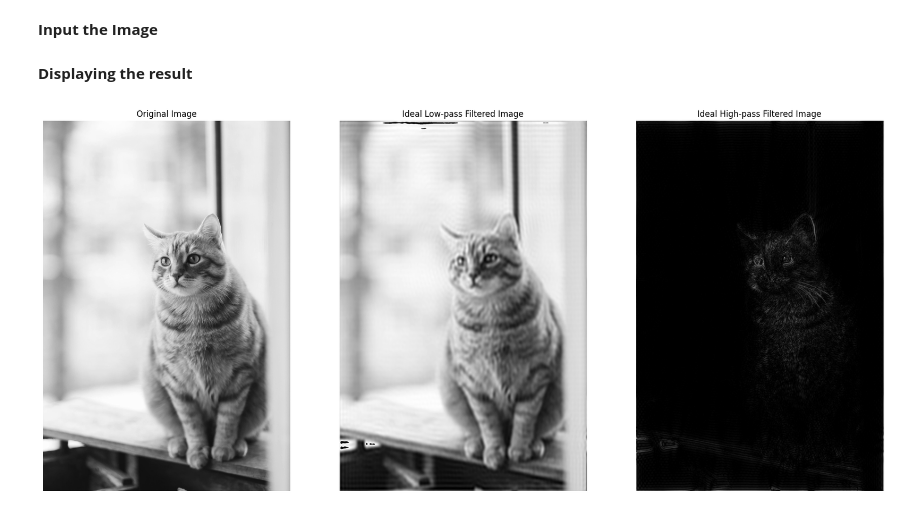
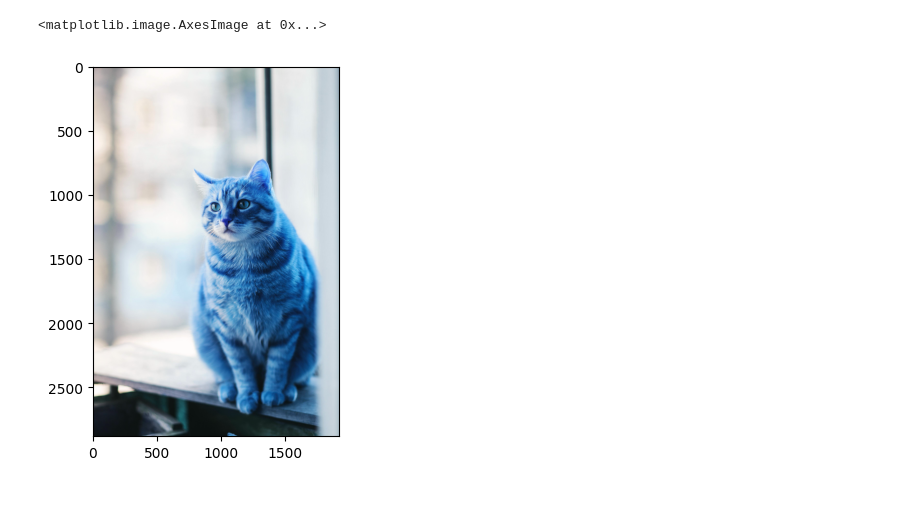
Before and after one commit to issacridhin/LabWorks, a Jupyter notebook: 2348546_Lab5_CV.ipynb, the cells around one changed output. Saved outputs shown, nothing was run; the diff lists cells and outputs as text; code cells hidden in the pictures.

```diff
--- a/2348546_Lab5_CV.ipynb
+++ b/2348546_Lab5_CV.ipynb
@@ -63,2 +7,0 @@ def ideal_high_pass_filter(image, cutoff_frequency):
-# %% [markdown]
-**Input the Image**
@@ -74,24 +8,8 @@ high_pass_filtered = ideal_high_pass_filter(image, 70)
-# %% [markdown]
-**Displaying the result**
-# %%
-# Display the original and filtered images using matplotlib
-plt.figure(figsize=(22, 10))
-
-plt.subplot(1, 3, 1)
-plt.imshow(image, cmap='gray')
-plt.title('Original Image')
-plt.axis('off')
-
-plt.subplot(1, 3, 2)
-plt.imshow(low_pass_filtered.astype(np.uint8), cmap='gray')
-plt.title('Ideal Low-pass Filtered Image')
-plt.axis('off')
-
-plt.subplot(1, 3, 3)
-plt.imshow(high_pass_filtered.astype(np.uint8), cmap='gray')
-plt.title('Ideal High-pass Filtered Image')
-plt.axis('off')
-
-plt.show()
-# %% [output]
-[figure, removed]
+# %%
+src = cv.imread('/content/pexels-evg-kowalievska-1170986.jpg')
+# %%
+img = cv.cvtColor(src, cv.COLOR_BGR2RGB)
+plt.imshow(src)
+# %% [output]
+<matplotlib.image.AxesImage at 0x...>
+[figure, added]
```
Also changed, not shown: parts of 21 cells of this notebook.
